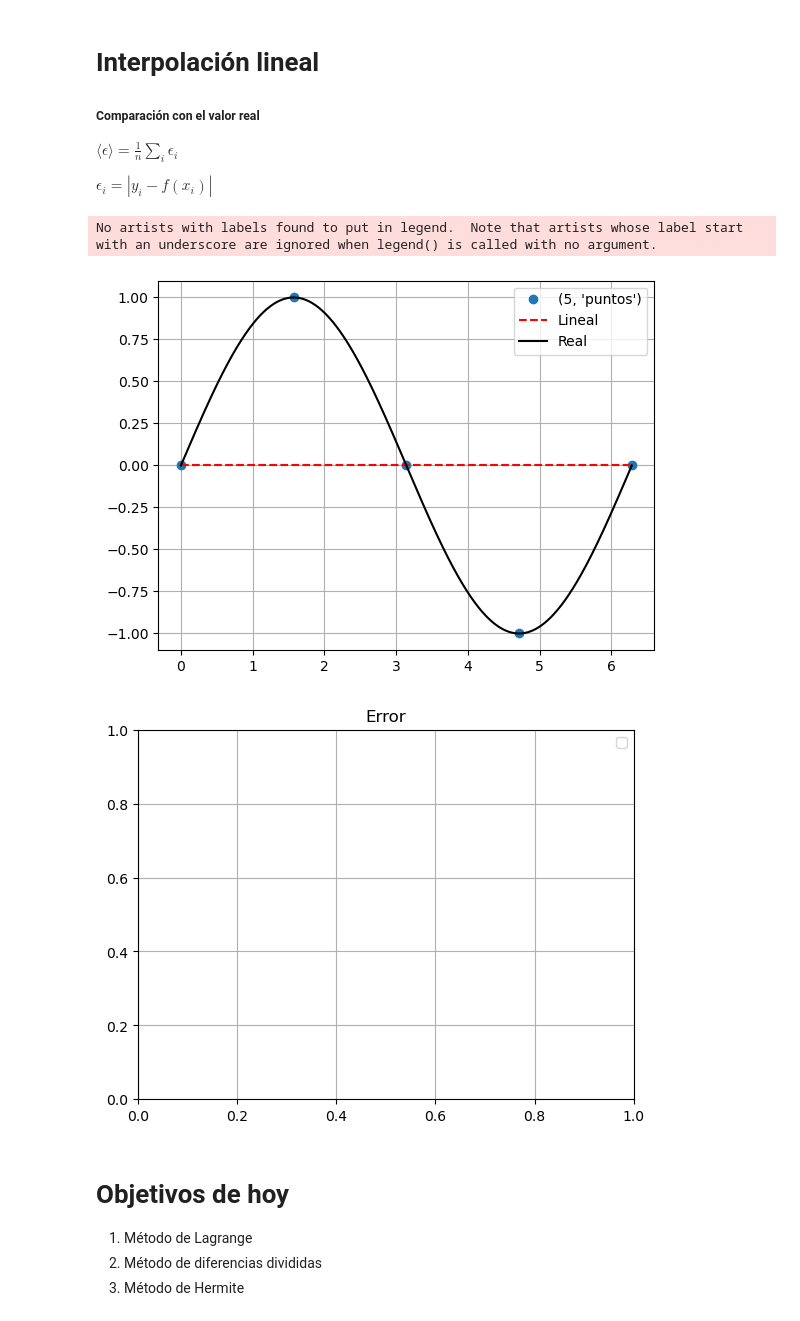
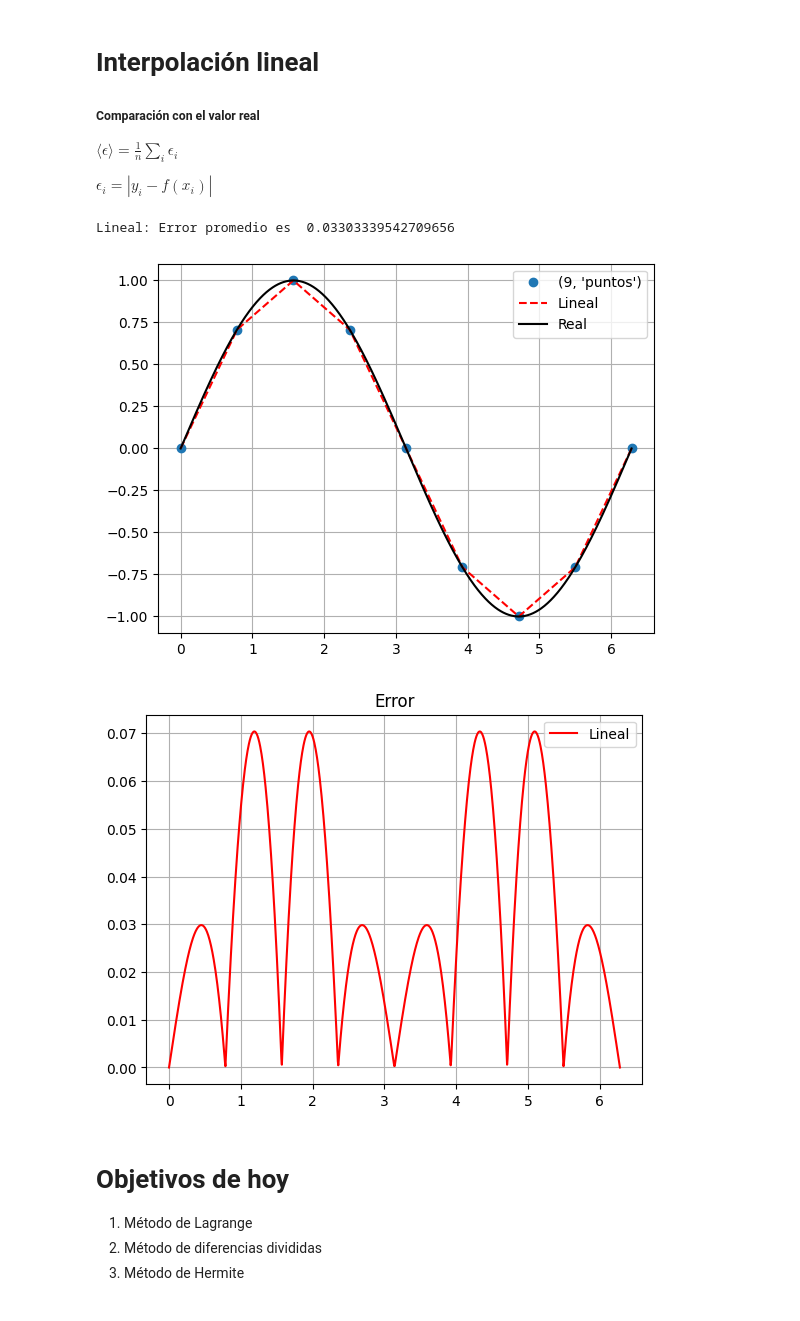
Before and after one commit to DavidOlmos03/metodosComputacionales, a Jupyter notebook: talleres/Taller # 4 Interpolación.ipynb, the cells around one changed output. Saved outputs shown, nothing was run; the diff lists cells and outputs as text; code cells hidden in the pictures.

```diff
--- a/talleres/Taller # 4 Interpolación.ipynb
+++ b/talleres/Taller # 4 Interpolación.ipynb
@@ -22,3 +22,15 @@ $f(x)\approx y=\frac{y_{i+1}-y_i}{x_{i+1}-x_{i}}(x-x_i)+y_i$
 
 
 3. Analizar error si se puede. $\epsilon=\frac{|y-f(x)|}{|f(x)|}$
+# %%
+# ME
+# x_int: valor que se quiere interpolar
+# xn, yn: conjunto de datos
+def linear_interpolation(x_int, xn, yn):
+    N = len(xn)
+    for i in range(N-1):
+        if x_int >= xn[i] and x_int<=xn[i+1]:
+            x = x_int
+            y_int = ((yn[i+1]-yn[i])/(xn[i+1]-xn[i]))*(x-xn[i]) + yn[i]
+            break
+    return y_int
@@ -53,36 +77,42 @@ $\langle \epsilon \rangle = \frac{1}{n}\sum_i \epsilon_i $
 
 $\epsilon_i = |y_i-f(x_i)|$
 # %%
-puntos=5
+puntos=9
 
 xn=np.linspace(0,2*np.pi,puntos)
 yn=f(xn)
 
 xreal=np.linspace(0,2*np.pi,1000)
 yreal=f(xreal)
 ylin=np.zeros(len(xreal))
+
+for i in tqdm(range(len(xreal))):
+    ylin[i] = linear_interpolation(xreal[i], xn,yn)
 
 
 plt.figure()
 plt.plot(xn,yn,'o',label=(puntos,'puntos'))
 plt.plot(xreal,ylin,'--',color='red',label='Lineal')
 plt.plot(xreal,yreal,color='black',label='Real')
 
 plt.grid()
 plt.legend()
 
+errlin = np.abs(ylin-yreal)
 
 plt.figure()
 plt.title('Error')
-#plt.plot(xreal,errlin,color='red',label='Lineal')
+plt.plot(xreal,errlin,color='red',label='Lineal')
 plt.legend()
 plt.grid()
 
-#print ('Lineal: Error promedio es ', errpromlin)
+
+errpromlin = sum(errlin)/len(errlin)
+print ('Lineal: Error promedio es ', errpromlin)
 # %% [output]
-No artists with labels found to put in legend.  Note that artists whose label start with an underscore are ignored when legend() is called with no argument.
+Lineal: Error promedio es  0.03303339542709656
-[figure, old version]
+[figure, new version]
-[figure, old version]
+[figure, new version]
 # %% [markdown]
 # Objetivos de hoy
 
```
Also changed, not shown: parts of 5 cells of this notebook, 1 other file.
